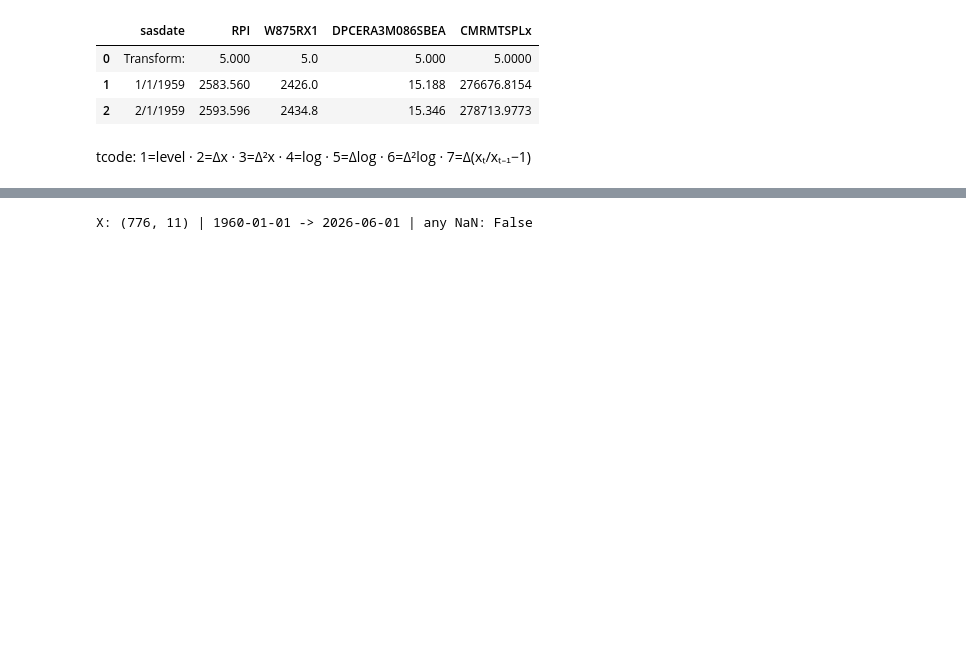
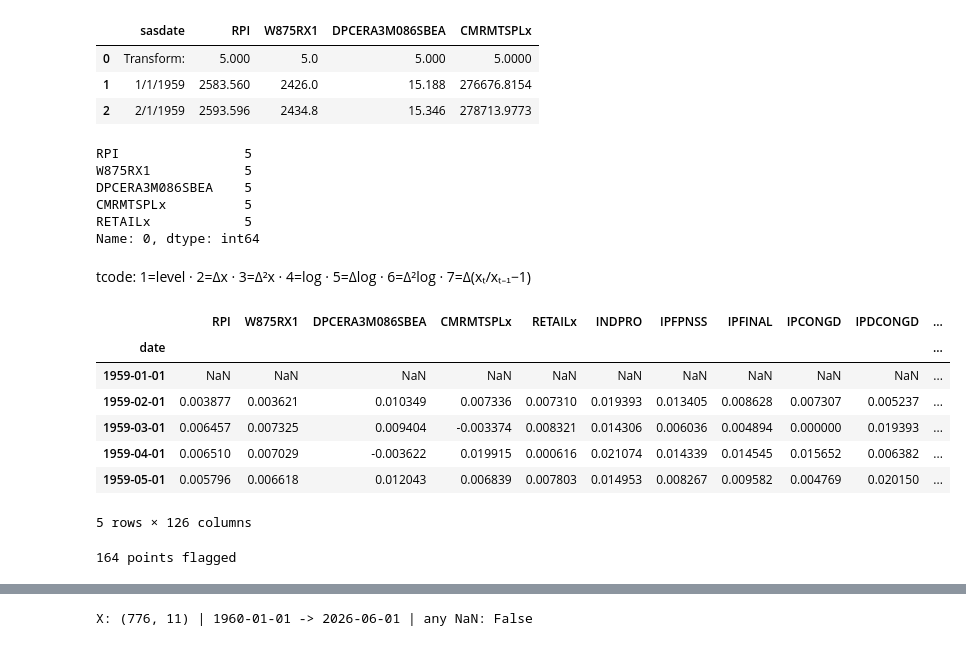
Before and after one commit to wjackson92/macroeconomic-factor-analysis, a Jupyter notebook: macroeconomic_factor_analysis.ipynb, the cells around one changed output, grey strips where cells are left out. Saved outputs shown, nothing was run; the diff lists cells and outputs as text; code cells hidden in the pictures; blank space fills up the shorter version.

```diff
--- a/macroeconomic_factor_analysis.ipynb
+++ b/macroeconomic_factor_analysis.ipynb
@@ -32,3 +32,12 @@ raw_data = raw_data.apply(pd.to_numeric, errors="coerce").sort_index()
+# %%
+tcodes.head()
+# %% [output]
+RPI                5
+W875RX1            5
+DPCERA3M086SBEA    5
+CMRMTSPLx          5
+RETAILx            5
+Name: 0, dtype: int64
 # %% [markdown]
 tcode: 1=level · 2=Δx · 3=Δ²x · 4=log · 5=Δlog · 6=Δ²log · 7=Δ(xₜ/xₜ₋₁−1)
 # %%
@@ -50,0 +60,11 @@ transformed = pd.DataFrame(
+# %%
+transformed.head()
+# %% [output]
+|  | RPI | W875RX1 | DPCERA3M086SBEA | CMRMTSPLx | RETAILx | INDPRO | IPFPNSS | IPFINAL | IPCONGD | IPDCONGD | ... |
+| date |  |  |  |  |  |  |  |  |  |  | ... |
+| 1959-01-01 | NaN | NaN | NaN | NaN | NaN | NaN | NaN | NaN | NaN | NaN | ... |
+| 1959-02-01 | 0.003877 | 0.003621 | 0.010349 | 0.007336 | 0.007310 | 0.019393 | 0.013405 | 0.008628 | 0.007307 | 0.005237 | ... |
+| 1959-03-01 | 0.006457 | 0.007325 | 0.009404 | -0.003374 | 0.008321 | 0.014306 | 0.006036 | 0.004894 | 0.000000 | 0.019393 | ... |
+| 1959-04-01 | 0.006510 | 0.007029 | -0.003622 | 0.019915 | 0.000616 | 0.021074 | 0.014339 | 0.014545 | 0.015652 | 0.006382 | ... |
+| 1959-05-01 | 0.005796 | 0.006618 | 0.012043 | 0.006839 | 0.007803 | 0.014953 | 0.008267 | 0.009582 | 0.004769 | 0.020150 | ... |
+5 rows × 126 columns
@@ -50,0 +89,20 @@ transformed = pd.DataFrame(
+# %%
+# Inspect what the 10-IQR rule would flag, before deciding to remove anything.
+med = transformed.median()
+iqr = transformed.quantile(0.75) - transformed.quantile(0.25)
+outlier_mask = (transformed - med).abs() > 10 * iqr     # FRED file suggests using 10 IQR, not 1.5 or 3. Seems extreme, but makes sense for series
+n_outliers = outlier_mask.sum()
+
+#outlier_mask.head()
+flagged = []
+for c in transformed.columns:
+    for dt in transformed.index[outlier_mask[c]]:   #for each flagged date for column c
+        value = transformed.loc[dt, c]
+        n_iqr = abs(value - med[c]) / iqr[c]
+        flagged.append((dt.date(), c, value, n_iqr))
+
+flagged = pd.DataFrame(flagged, columns=["date", "series", "value", "n_IQR"])
+
+print(f"{len(flagged)} points flagged")
+# %% [output]
+164 points flagged
```
Also changed, not shown: parts of 31 cells of this notebook.
